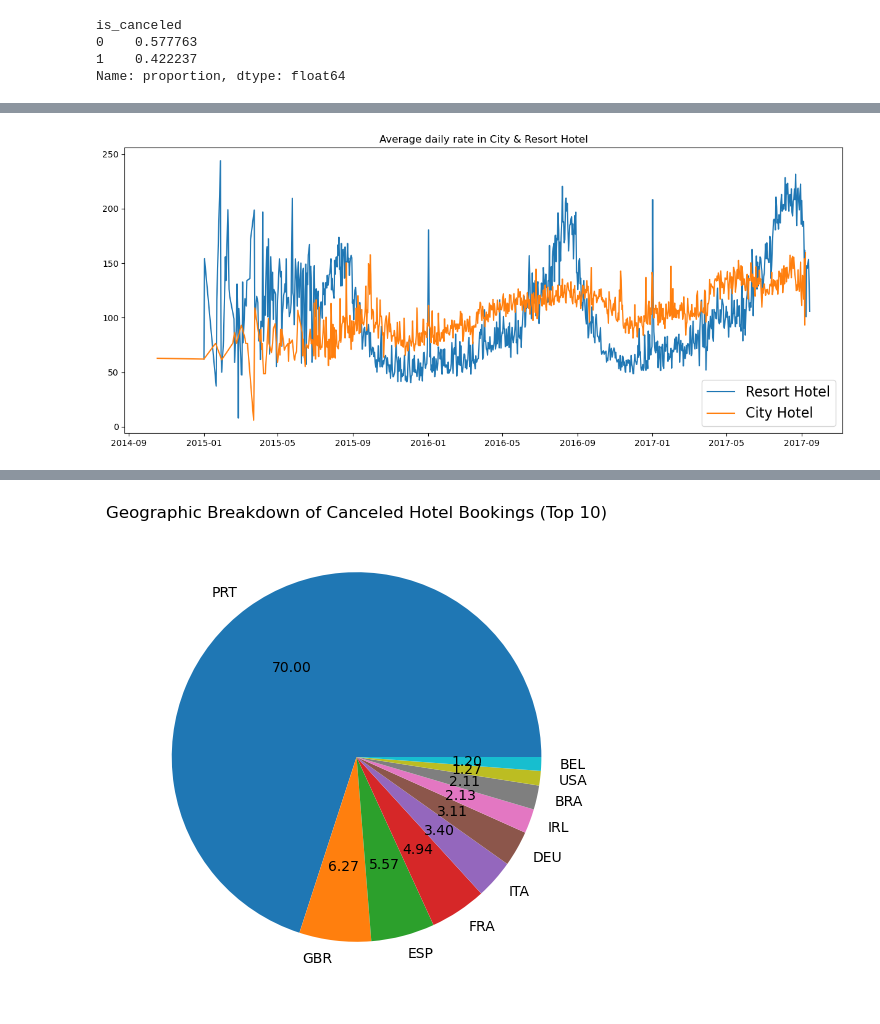
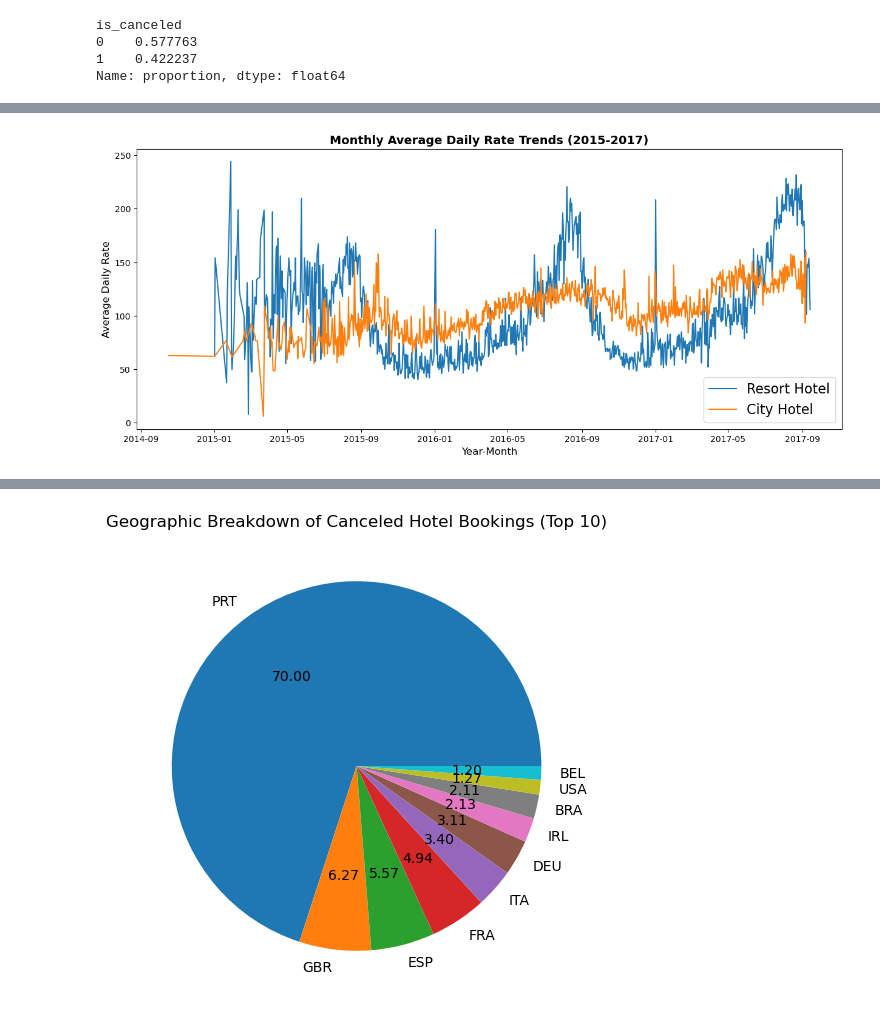
Before and after one commit to Sushil-Kumar-Sahoo/Hotel-Booking-Analysis, a Jupyter notebook: main.ipynb, the cells around one changed output, grey strips where cells are left out. Saved outputs shown, nothing was run; the diff lists cells and outputs as text; code cells hidden in the pictures.

```diff
--- a/main.ipynb
+++ b/main.ipynb
@@ -269,10 +283,12 @@ resort_avg_adr = resort_hotel.groupby('reservation_status_date')[["adr"]].mean()
 city_avg_adr = city_hotel.groupby('reservation_status_date')[["adr"]].mean()
 # %%
 plt.figure(figsize=(15,6))
-plt.title("Average daily rate in City & Resort Hotel")
+plt.title("Monthly Average Daily Rate Trends (2015-2017)", fontsize=14, fontweight='bold')
 plt.plot(resort_avg_adr.index,resort_avg_adr.values,label="Resort Hotel")
 plt.plot(city_avg_adr.index,city_avg_adr.values,label="City Hotel")
+plt.xlabel("Year-Month",fontsize=12)
+plt.ylabel("Average Daily Rate",fontsize=12)
 plt.legend(fontsize=16)
 plt.show()
 # %% [output]
-[figure, old version]
+[figure, new version]
```
Also changed, not shown: parts of 17 cells of this notebook.
